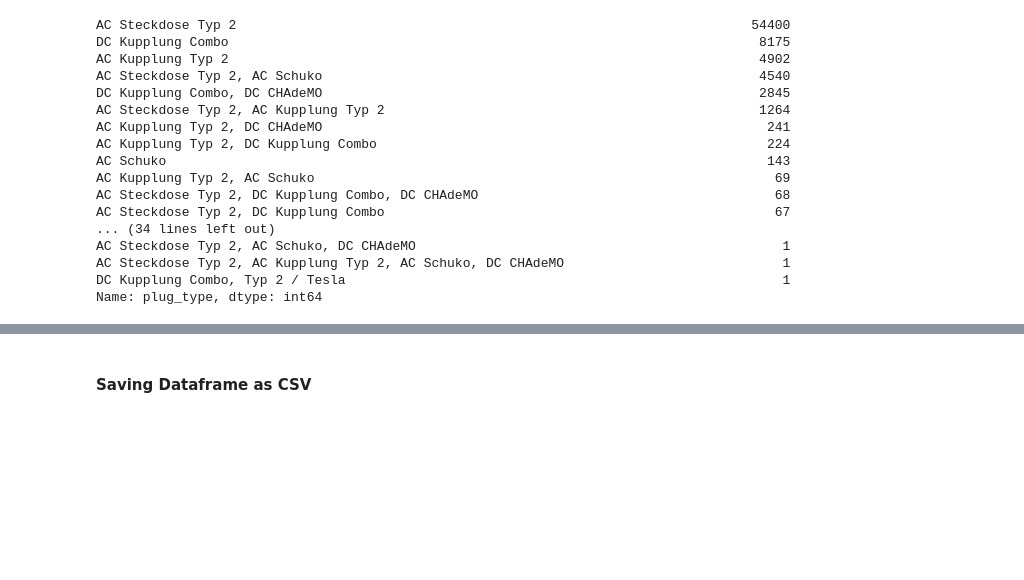
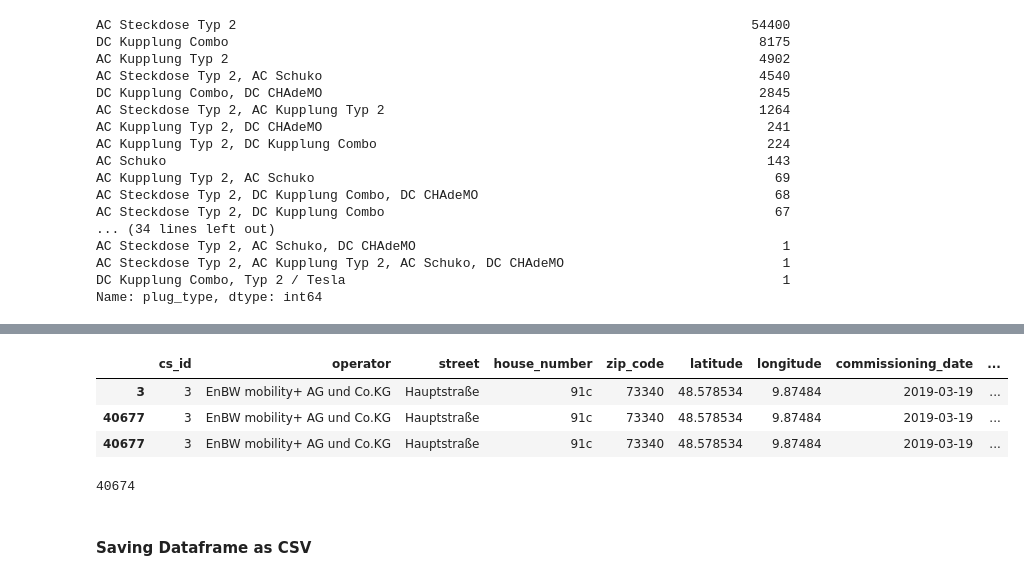
Before and after one commit to RomyBrate/capstone_project_ev, a Jupyter notebook: charging_stations/charging_stations.ipynb, the cells around one changed output, grey strips where cells are left out. Saved outputs shown, nothing was run; the diff lists cells and outputs as text; code cells hidden in the pictures; blank space fills up the shorter version.

```diff
--- a/charging_stations/charging_stations.ipynb
+++ b/charging_stations/charging_stations.ipynb
@@ -889,3 +943,21 @@ df_counts.head(10)
+# %%
+mask = (df_exploded['latitude'].between(48.578, 48.579)) & \
+       (df_exploded['longitude'].between(9.874, 9.875))
+
+# Subset the melted dataframe using the mask
+subset_df = df_exploded.loc[mask]
+
+# Print the subset dataframe
+subset_df
+# %% [output]
+|  | cs_id | operator | street | house_number | zip_code | latitude | longitude | commissioning_date | ... |
+| 3 | 3 | EnBW mobility+ AG und Co.KG | Hauptstraße | 91c | 73340 | 48.578534 | 9.87484 | 2019-03-19 | ... |
+| 40677 | 3 | EnBW mobility+ AG und Co.KG | Hauptstraße | 91c | 73340 | 48.578534 | 9.87484 | 2019-03-19 | ... |
+| 40677 | 3 | EnBW mobility+ AG und Co.KG | Hauptstraße | 91c | 73340 | 48.578534 | 9.87484 | 2019-03-19 | ... |
+# %%
+df_exploded['cs_id'].nunique()
+# %% [output]
+40674
 # %% [markdown]
 #### Saving Dataframe as CSV
 # %%
```
Also changed, not shown: parts of 10 cells of this notebook, 22 other files.
